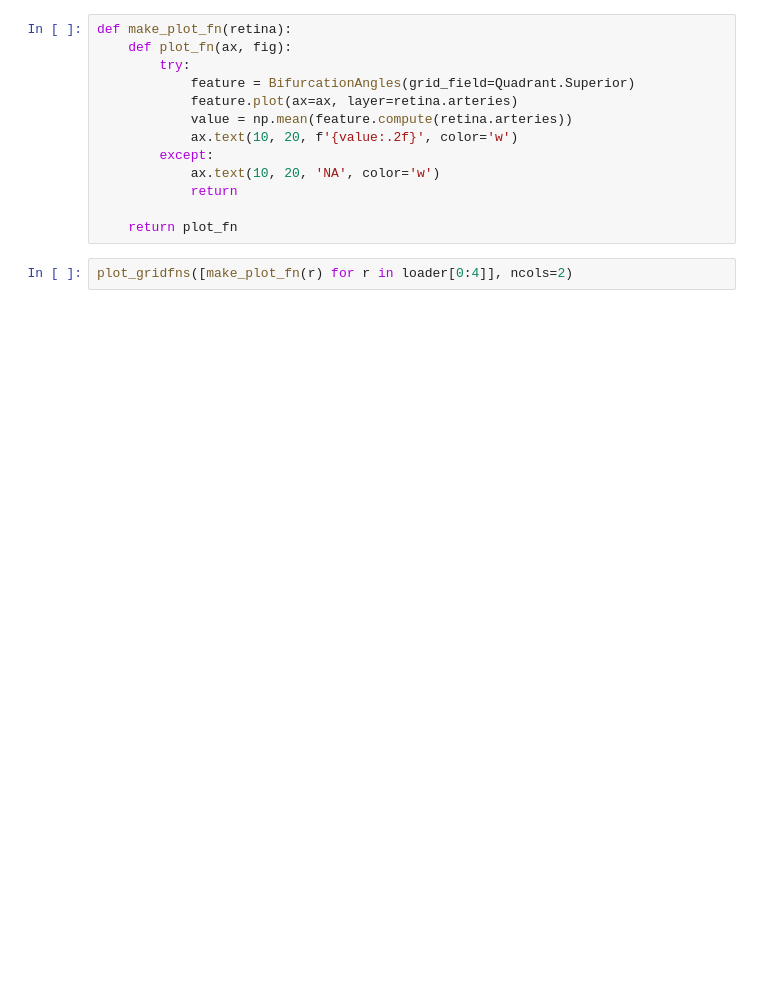
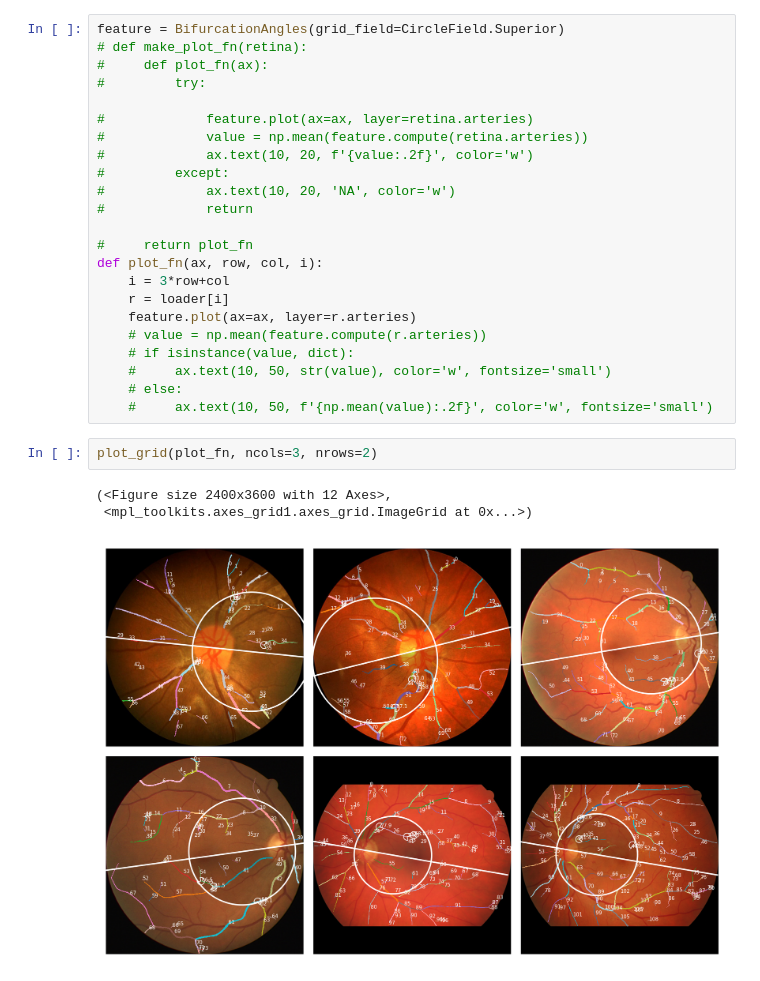
Before and after one commit to Eyened/retinalysis-vascx, a Jupyter notebook: notebooks/features/bifurcations_angles.ipynb, the cells around one changed output. Drawn from its saved outputs; the diff is of its cells as text; blank space fills up the shorter version.

```diff
--- a/notebooks/features/bifurcations_angles.ipynb
+++ b/notebooks/features/bifurcations_angles.ipynb
@@ -13,15 +19,29 @@ loader = RetinaLoader.from_folder(ds_path)
 # %%
-def make_plot_fn(retina):
-    def plot_fn(ax, fig):
-        try:
-            feature = BifurcationAngles(grid_field=Quadrant.Superior)
-            feature.plot(ax=ax, layer=retina.arteries)
-            value = np.mean(feature.compute(retina.arteries))
-            ax.text(10, 20, f'{value:.2f}', color='w')
-        except:
-            ax.text(10, 20, 'NA', color='w')
-            return
+feature = BifurcationAngles(grid_field=CircleField.Superior)
+# def make_plot_fn(retina):
+#     def plot_fn(ax):
+#         try:
 
-    return plot_fn
+#             feature.plot(ax=ax, layer=retina.arteries)
+#             value = np.mean(feature.compute(retina.arteries))
+#             ax.text(10, 20, f'{value:.2f}', color='w')
+#         except:
+#             ax.text(10, 20, 'NA', color='w')
+#             return
+
+#     return plot_fn
+def plot_fn(ax, row, col, i):
+    i = 3*row+col
+    r = loader[i]
+    feature.plot(ax=ax, layer=r.arteries)
+    # value = np.mean(feature.compute(r.arteries))
+    # if isinstance(value, dict):
+    #     ax.text(10, 50, str(value), color='w', fontsize='small')
+    # else:
+    #     ax.text(10, 50, f'{np.mean(value):.2f}', color='w', fontsize='small')
-# %%
-plot_gridfns([make_plot_fn(r) for r in loader[0:4]], ncols=2)
+# %%
+plot_grid(plot_fn, ncols=3, nrows=2)
+# %% [output]
+(<Figure size 2400x3600 with 12 Axes>,
+ <mpl_toolkits.axes_grid1.axes_grid.ImageGrid at 0x...>)
+[figure, added]
```
Also changed, not shown: parts of 2 cells of this notebook, 24 other files.
